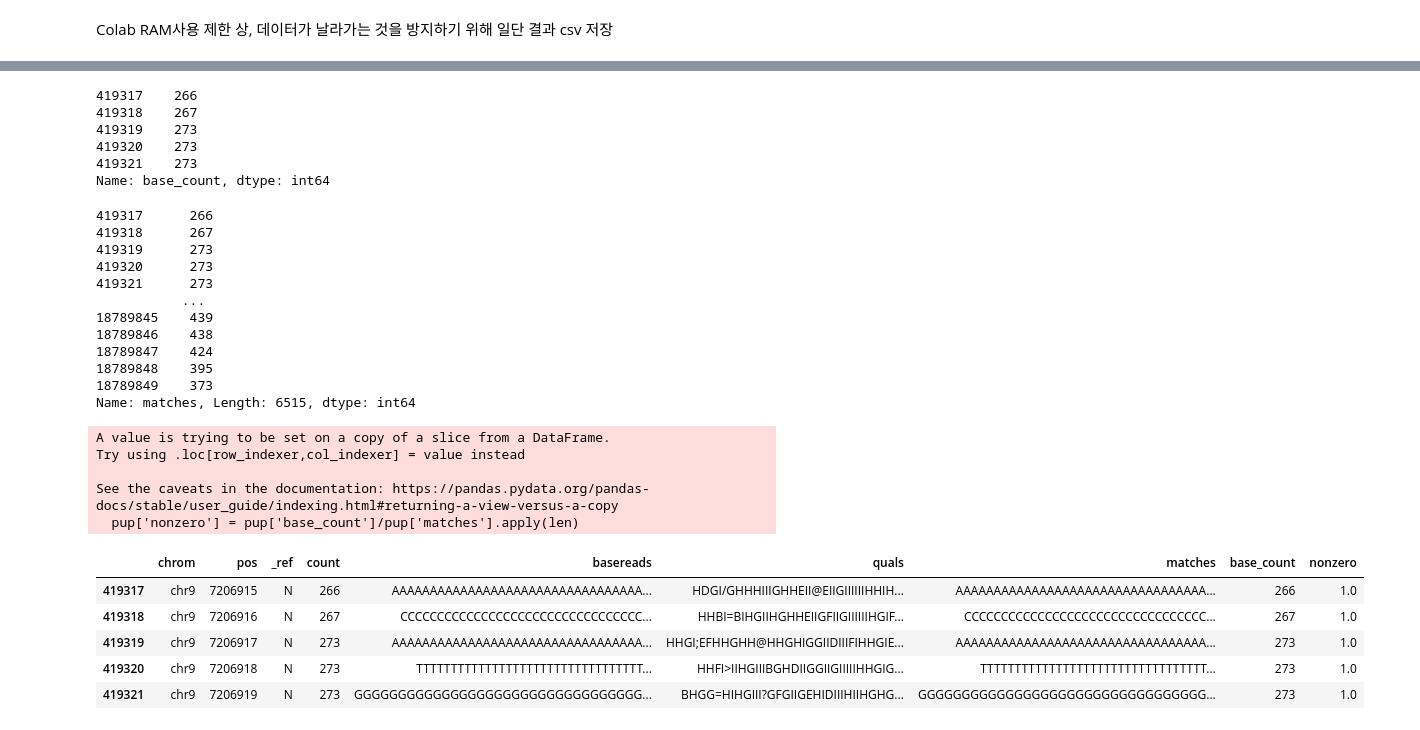
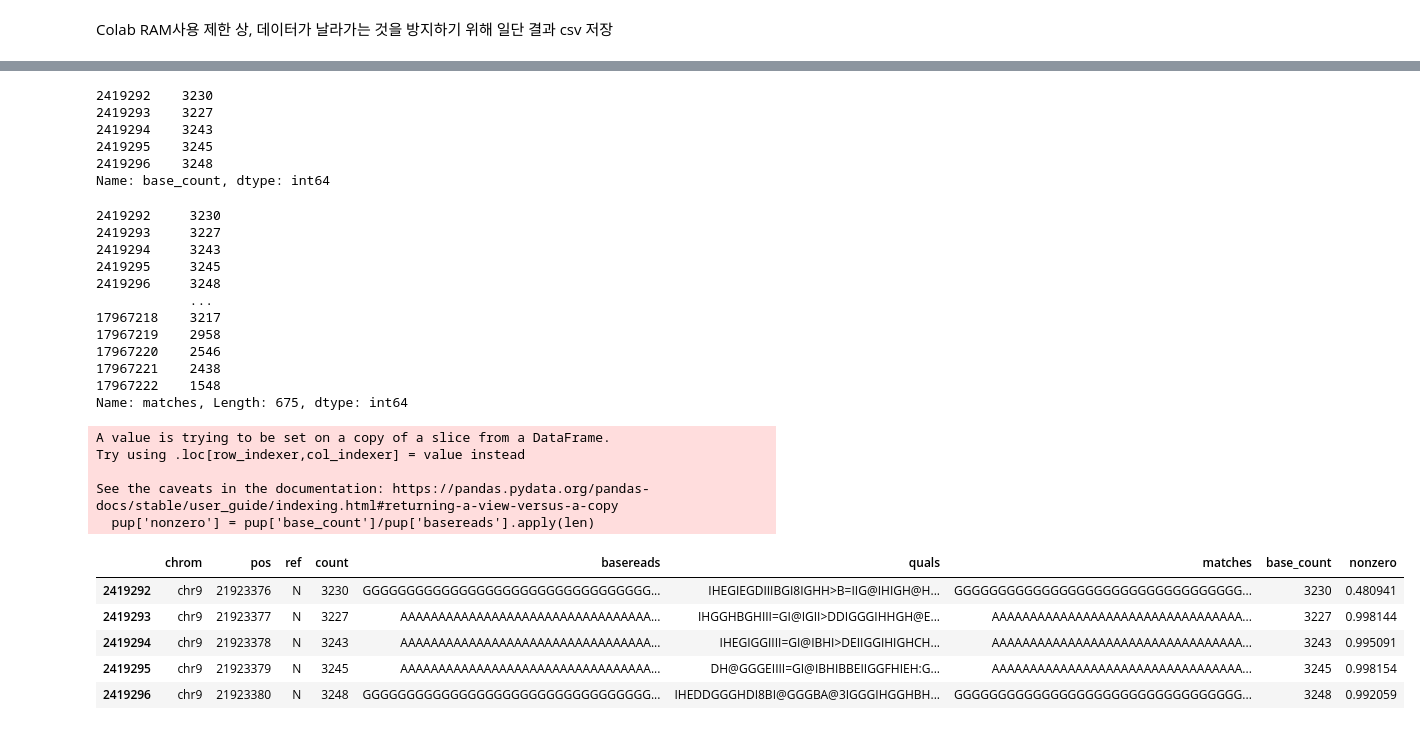
Before and after one commit to WoobeenJeong/miRNA_motif_finding, a Jupyter notebook: Project_003.ipynb, the cells around one changed output, grey strips where cells are left out. Cells and saved outputs as stored; diff of their text form; code cells hidden in the pictures.

```diff
--- a/Project_003.ipynb
+++ b/Project_003.ipynb
@@ -99,4 +129,4 @@ chr9    124238769       N       4       A$A$A$A$        8HHH
 # %%
-pileup = pd.read_csv('forward-CLIP-let7g-gene.pileup', sep='\t', names=['chrom', 'pos', '_ref', 'count', 'basereads', 'quals'])
+pileup = pd.read_csv('check-CLIP-let7g-gene.pileup', sep='\t', names=['chrom', 'pos', 'ref', 'count', 'basereads', 'quals'])
 pileup.tail()
 # %% [output]
@@ -194,7 +220,7 @@ set(ATGCs)
 # %% [output]
 {'A', 'C', 'G', 'N', 'T'}
 # %%
-f50pileup['base_count'] = f50pileup['matches'].apply(lambda x: len([c for c in x if c.upper() in ('A', 'T', 'G', 'C','N')]))
+f50pileup['base_count'] = f50pileup['matches'].apply(lambda x: len([c for c in x if c.upper() in ('A', 'T', 'G', 'C')]))
 f50pileup.head()
 # %% [output]
 A value is trying to be set on a copy of a slice from a DataFrame.
@@ -247,44 +268,44 @@ array([   0,    1,    2, ..., 8064, 8606, 9319])
 # %%
-pup = f50pileup[f50pileup['base_count']>250]
+pup = f50pileup[f50pileup['base_count']>1500]
 # %%
 pup['base_count'].head()
 # %% [output]
-419317    266
-419318    267
-419319    273
-419320    273
-419321    273
+2419292    3230
+2419293    3227
+2419294    3243
+2419295    3245
+2419296    3248
 Name: base_count, dtype: int64
 # %%
 pup['matches'].apply(len)
 # %% [output]
-419317      266
-419318      267
-419319      273
-419320      273
-419321      273
-           ...
-18789845    439
-18789846    438
-18789847    424
-18789848    395
-18789849    373
-Name: matches, Length: 6515, dtype: int64
+2419292     3230
+2419293     3227
+2419294     3243
+2419295     3245
+2419296     3248
+            ...
+17967218    3217
+17967219    2958
+17967220    2546
+17967221    2438
+17967222    1548
+Name: matches, Length: 675, dtype: int64
 # %%
-pup['nonzero'] = pup['base_count']/pup['matches'].apply(len)
+pup['nonzero'] = pup['base_count']/pup['basereads'].apply(len)
 pup.head()
 # %% [output]
 A value is trying to be set on a copy of a slice from a DataFrame.
 Try using .loc[row_indexer,col_indexer] = value instead
 
 See the caveats in the documentation: https://pandas.pydata.org/pandas-docs/stable/user_guide/indexing.html#returning-a-view-versus-a-copy
-  pup['nonzero'] = pup['base_count']/pup['matches'].apply(len)
+  pup['nonzero'] = pup['base_count']/pup['basereads'].apply(len)
-|  | chrom | pos | _ref | count | basereads | quals | matches | base_count | nonzero |
-| 419317 | chr9 | 7206915 | N | 266 | AAAAAAAAAAAAAAAAAAAAAAAAAAAAAAAAA... | HDGI/GHHHIIIGHHEII@EIIGIIIIIIHHIH... | AAAAAAAAAAAAAAAAAAAAAAAAAAAAAAAAA... | 266 | 1.0 |
-| 419318 | chr9 | 7206916 | N | 267 | CCCCCCCCCCCCCCCCCCCCCCCCCCCCCCCCC... | HHBI=BIHGIIHGHHEIIGFIIGIIIIIIHGIF... | CCCCCCCCCCCCCCCCCCCCCCCCCCCCCCCCC... | 267 | 1.0 |
-| 419319 | chr9 | 7206917 | N | 273 | AAAAAAAAAAAAAAAAAAAAAAAAAAAAAAAAA... | HHGI;EFHHGHH@HHGHIGGIIDIIIFIHHGIE... | AAAAAAAAAAAAAAAAAAAAAAAAAAAAAAAAA... | 273 | 1.0 |
-| 419320 | chr9 | 7206918 | N | 273 | TTTTTTTTTTTTTTTTTTTTTTTTTTTTTTTTT... | HHFI>IIHGIIIBGHDIIGGIIGIIIIIHHGIG... | TTTTTTTTTTTTTTTTTTTTTTTTTTTTTTTTT... | 273 | 1.0 |
-| 419321 | chr9 | 7206919 | N | 273 | GGGGGGGGGGGGGGGGGGGGGGGGGGGGGGGGG... | BHGG=HIHGIII?GFGIIGEHIDIIIHIIHGHG... | GGGGGGGGGGGGGGGGGGGGGGGGGGGGGGGGG... | 273 | 1.0 |
+|  | chrom | pos | ref | count | basereads | quals | matches | base_count | nonzero |
+| 2419292 | chr9 | 21923376 | N | 3230 | GGGGGGGGGGGGGGGGGGGGGGGGGGGGGGGGG... | IHEGIEGDIIIBGI8IGHH>B=IIG@IHIGH@H... | GGGGGGGGGGGGGGGGGGGGGGGGGGGGGGGGG... | 3230 | 0.480941 |
+| 2419293 | chr9 | 21923377 | N | 3227 | AAAAAAAAAAAAAAAAAAAAAAAAAAAAAAAAA... | IHGGHBGHIII=GI@IGII>DDIGGGIHHGH@E... | AAAAAAAAAAAAAAAAAAAAAAAAAAAAAAAAA... | 3227 | 0.998144 |
+| 2419294 | chr9 | 21923378 | N | 3243 | AAAAAAAAAAAAAAAAAAAAAAAAAAAAAAAAA... | IHEGIGGIIII=GI@IBHI>DEIIGGIHIGHCH... | AAAAAAAAAAAAAAAAAAAAAAAAAAAAAAAAA... | 3243 | 0.995091 |
+| 2419295 | chr9 | 21923379 | N | 3245 | AAAAAAAAAAAAAAAAAAAAAAAAAAAAAAAAA... | DH@GGGEIIII=GI@IBHIBBEIIGGFHIEH:G... | AAAAAAAAAAAAAAAAAAAAAAAAAAAAAAAAA... | 3245 | 0.998154 |
+| 2419296 | chr9 | 21923380 | N | 3248 | GGGGGGGGGGGGGGGGGGGGGGGGGGGGGGGGG... | IHEDDGGGHDI8BI@GGGBA@3IGGGIHGGHBH... | GGGGGGGGGGGGGGGGGGGGGGGGGGGGGGGGG... | 3248 | 0.992059 |
 # %%
 pup['shannon'] = -pup['nonzero']*np.log2(pup['nonzero'])
 pup.head()
```
Also changed, not shown: parts of 39 cells of this notebook.
